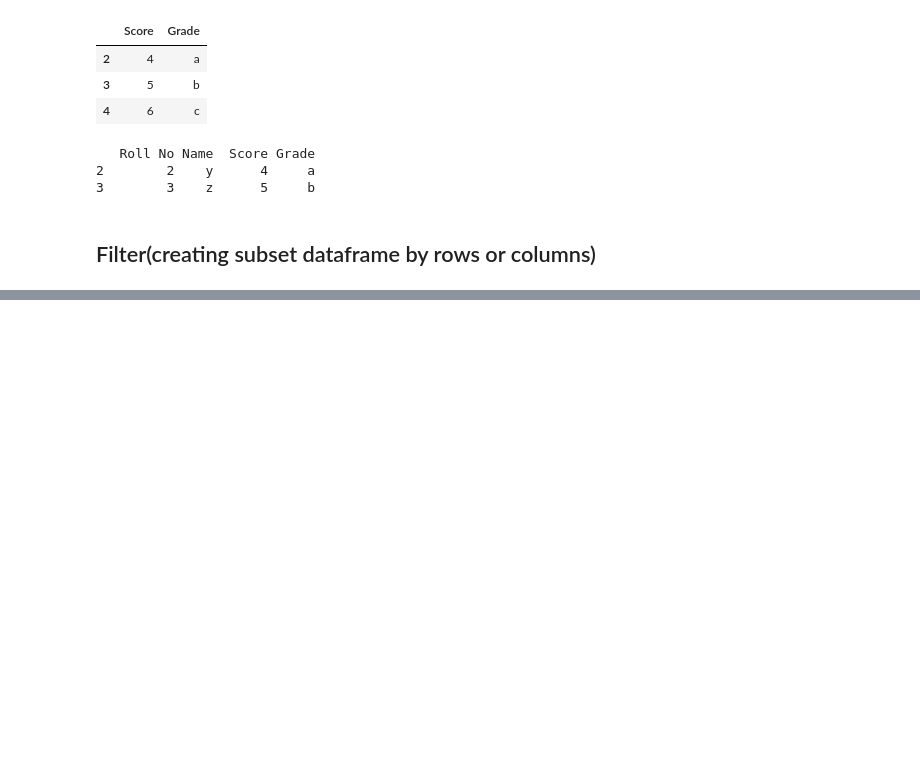
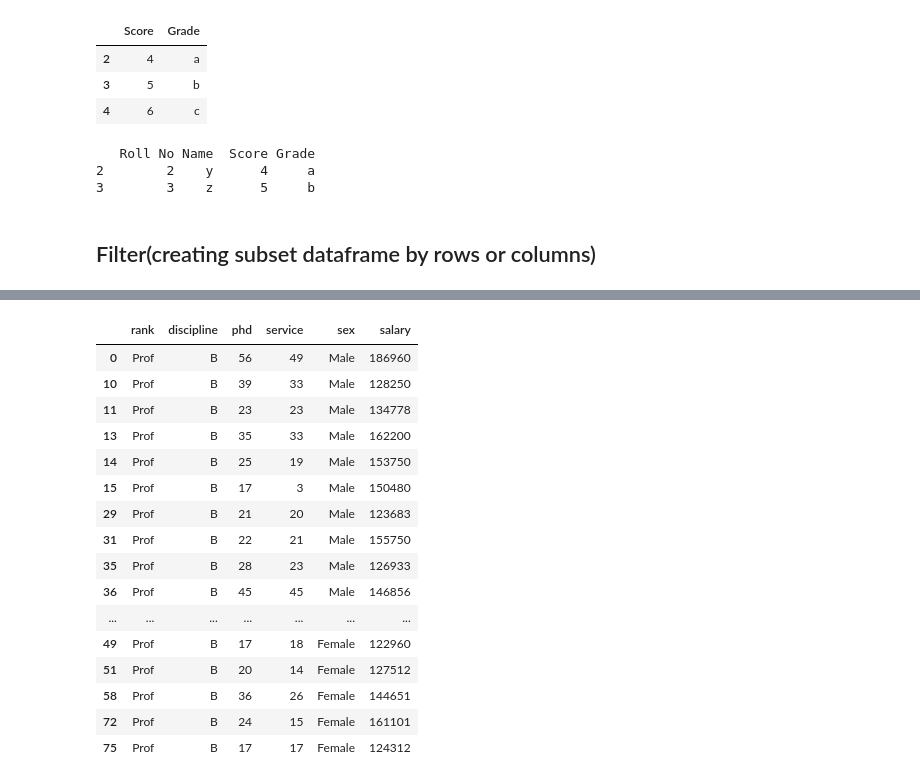
Before and after one commit to surajdehury/data-analytics, a Jupyter notebook: May/06.05.2026/LC10.ipynb, the cells around one changed output, grey strips where cells are left out. Saved outputs shown, nothing was run; the diff lists cells and outputs as text; code cells hidden in the pictures; blank space fills up the shorter version.

```diff
--- a/May/06.05.2026/LC10.ipynb
+++ b/May/06.05.2026/LC10.ipynb
@@ -131,0 +256,20 @@ print(resultjoin)
+# %%
+df_sal1[(df_sal1['salary']>120000)& (df_sal1['discipline']=='B')]
+# %% [output]
+|  | rank | discipline | phd | service | sex | salary |
+| 0 | Prof | B | 56 | 49 | Male | 186960 |
+| 10 | Prof | B | 39 | 33 | Male | 128250 |
+| 11 | Prof | B | 23 | 23 | Male | 134778 |
+| 13 | Prof | B | 35 | 33 | Male | 162200 |
+| 14 | Prof | B | 25 | 19 | Male | 153750 |
+| 15 | Prof | B | 17 | 3 | Male | 150480 |
+| 29 | Prof | B | 21 | 20 | Male | 123683 |
+| 31 | Prof | B | 22 | 21 | Male | 155750 |
+| 35 | Prof | B | 28 | 23 | Male | 126933 |
+| 36 | Prof | B | 45 | 45 | Male | 146856 |
+| ... | ... | ... | ... | ... | ... | ... |
+| 49 | Prof | B | 17 | 18 | Female | 122960 |
+| 51 | Prof | B | 20 | 14 | Female | 127512 |
+| 58 | Prof | B | 36 | 26 | Female | 144651 |
+| 72 | Prof | B | 24 | 15 | Female | 161101 |
+| 75 | Prof | B | 17 | 17 | Female | 124312 |
```
Also changed, not shown: parts of 20 cells of this notebook, 2 other files.
